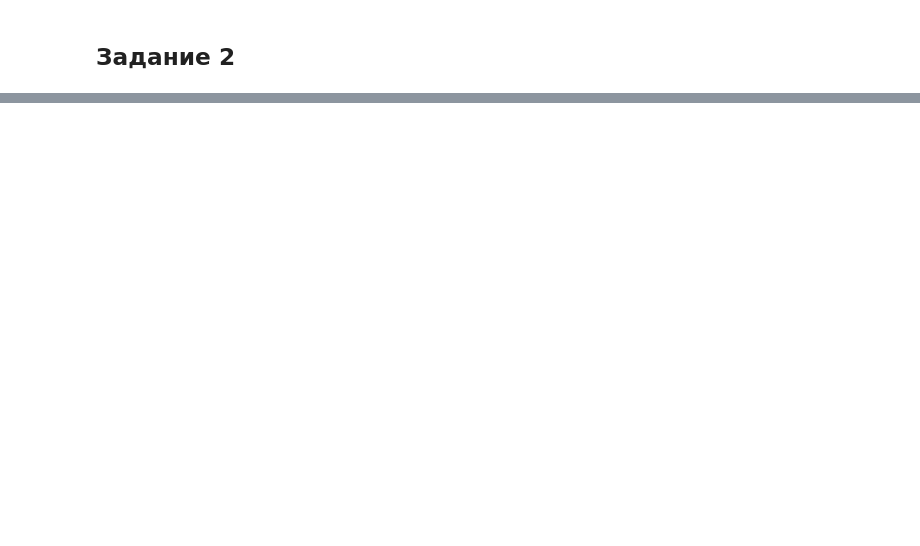
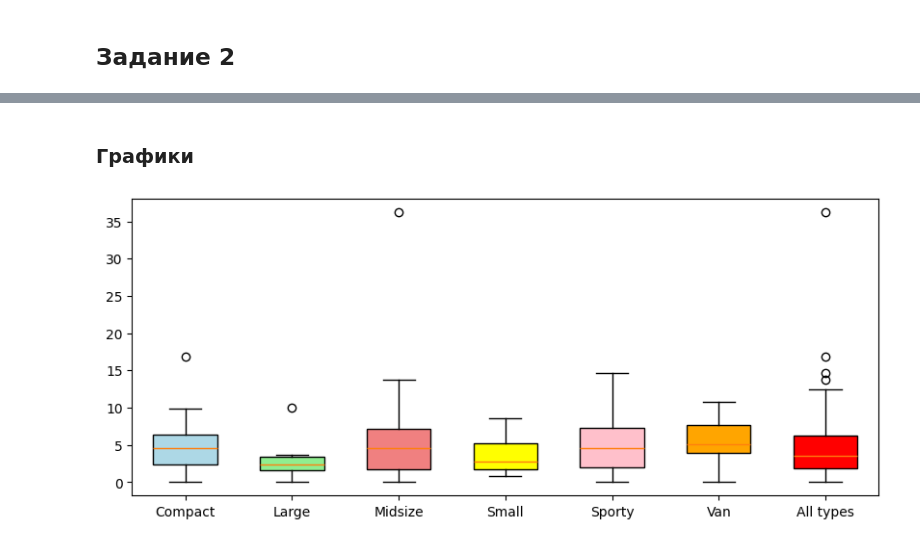
Before and after one commit to sofya-gorulko/ms_lab-1, a Jupyter notebook: ms_lab-1.ipynb, the cells around one changed output, grey strips where cells are left out. Saved outputs shown, nothing was run; the diff lists cells and outputs as text; code cells hidden in the pictures; blank space fills up the shorter version.

```diff
--- a/ms_lab-1.ipynb
+++ b/ms_lab-1.ipynb
@@ -69,0 +161,20 @@ plt.show()
+# %% [markdown]
+### Графики
+# %%
+data = []
+labels = []
+
+for group_name, group_df in list(data_frame.groupby('Type')) + [('All types', data_frame)]:
+    labels.append(group_name)
+    group_df = group_df.copy()
+    group_df['Diff'] = group_df['Max.Price'] - group_df['Min.Price']
+    data.append(group_df['Diff'].to_numpy())
+plt.figure(figsize=(10, 4))
+boxplot = plt.boxplot(data,tick_labels=labels,patch_artist=True,widths=0.6)
+
+colors = ['lightblue', 'lightgreen', 'lightcoral', 'yellow', 'pink', 'orange', 'red']
+for patch, color in zip(boxplot['boxes'], colors):
+    patch.set_facecolor(color)
+plt.show()
+# %% [output]
+[figure, added]
```
Also changed, not shown: parts of 5 cells of this notebook.
